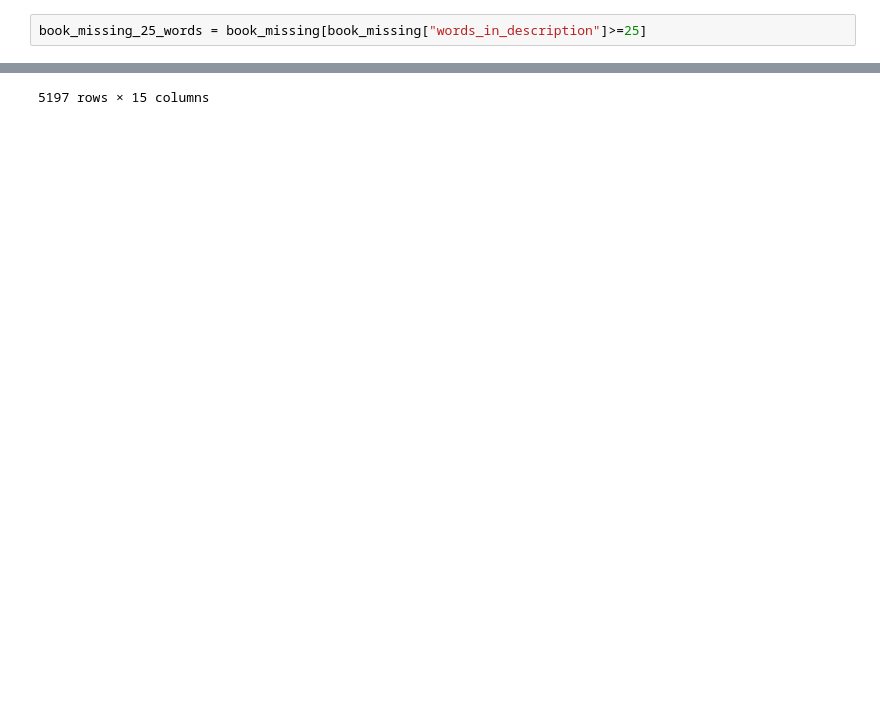
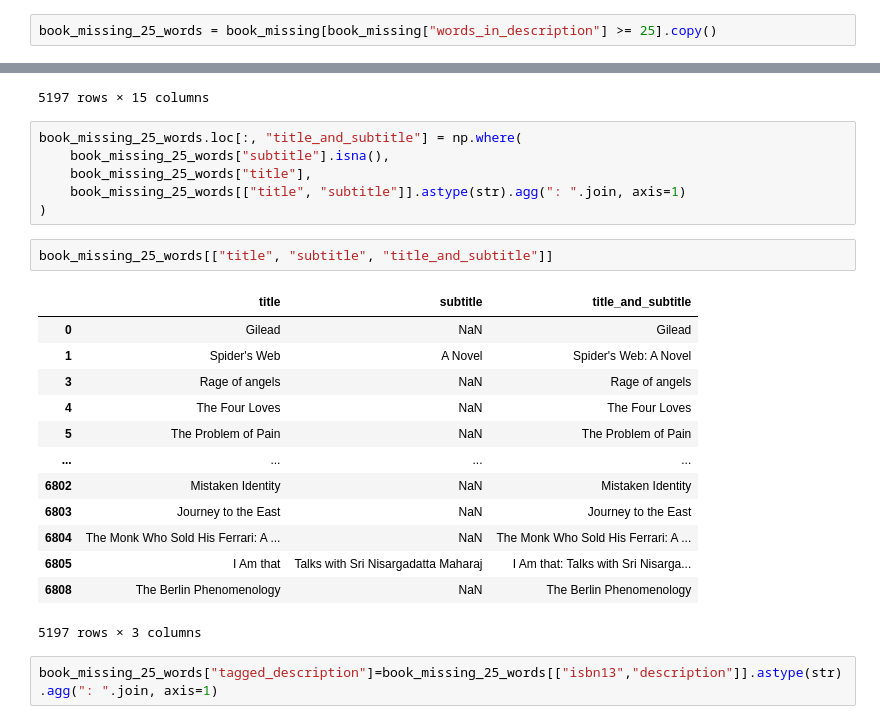
Before and after one commit to Aaminanad/Book-Recomender, a Jupyter notebook: data-exploration.ipynb, the cells around one changed output, grey strips where cells are left out. Cells and saved outputs as stored; diff of their text form; blank space fills up the shorter version.

```diff
--- a/data-exploration.ipynb
+++ b/data-exploration.ipynb
@@ -187,7 +187,7 @@ book_missing.loc[book_missing["words_in_description"].between(25,34),"descriptio
 6799    This book is the story of a young girl obsesse...
 Name: description, Length: 1229, dtype: object
 # %%
-book_missing_25_words = book_missing[book_missing["words_in_description"]>=25]
+book_missing_25_words = book_missing[book_missing["words_in_description"] >= 25].copy()
 # %%
 book_missing_25_words
 # %% [output]
@@ -204,3 +204,27 @@ book_missing_25_words
 | 6805 | 9788185300535 | 8185300534 | I Am that | Talks with Sri Nisargadatta Maharaj | Sri Nisargadatta Maharaj;Sudhakar... | Philosophy | http://books.google.com/books/con... | This collection of the timeless t... | 1999.0 | ... |
 | 6808 | 9789027712059 | 9027712050 | The Berlin Phenomenology | NaN | Georg Wilhelm Friedrich Hegel | History | http://books.google.com/books/con... | Since the three volume edition of... | 1981.0 | ... |
 5197 rows × 15 columns
+# %%
+book_missing_25_words.loc[:, "title_and_subtitle"] = np.where(
+    book_missing_25_words["subtitle"].isna(),
+    book_missing_25_words["title"],
+    book_missing_25_words[["title", "subtitle"]].astype(str).agg(": ".join, axis=1)
+)
+# %%
+book_missing_25_words[["title", "subtitle", "title_and_subtitle"]]
+# %% [output]
+|  | title | subtitle | title_and_subtitle |
+| 0 | Gilead | NaN | Gilead |
+| 1 | Spider's Web | A Novel | Spider's Web: A Novel |
+| 3 | Rage of angels | NaN | Rage of angels |
+| 4 | The Four Loves | NaN | The Four Loves |
+| 5 | The Problem of Pain | NaN | The Problem of Pain |
+| ... | ... | ... | ... |
+| 6802 | Mistaken Identity | NaN | Mistaken Identity |
+| 6803 | Journey to the East | NaN | Journey to the East |
+| 6804 | The Monk Who Sold His Ferrari: A ... | NaN | The Monk Who Sold His Ferrari: A ... |
+| 6805 | I Am that | Talks with Sri Nisargadatta Maharaj | I Am that: Talks with Sri Nisarga... |
+| 6808 | The Berlin Phenomenology | NaN | The Berlin Phenomenology |
+5197 rows × 3 columns
+# %%
+book_missing_25_words["tagged_description"]=book_missing_25_words[["isbn13","description"]].astype(str).agg(": ".join, axis=1)
```
Also changed, not shown: parts of 2 cells of this notebook, 4 other files.
